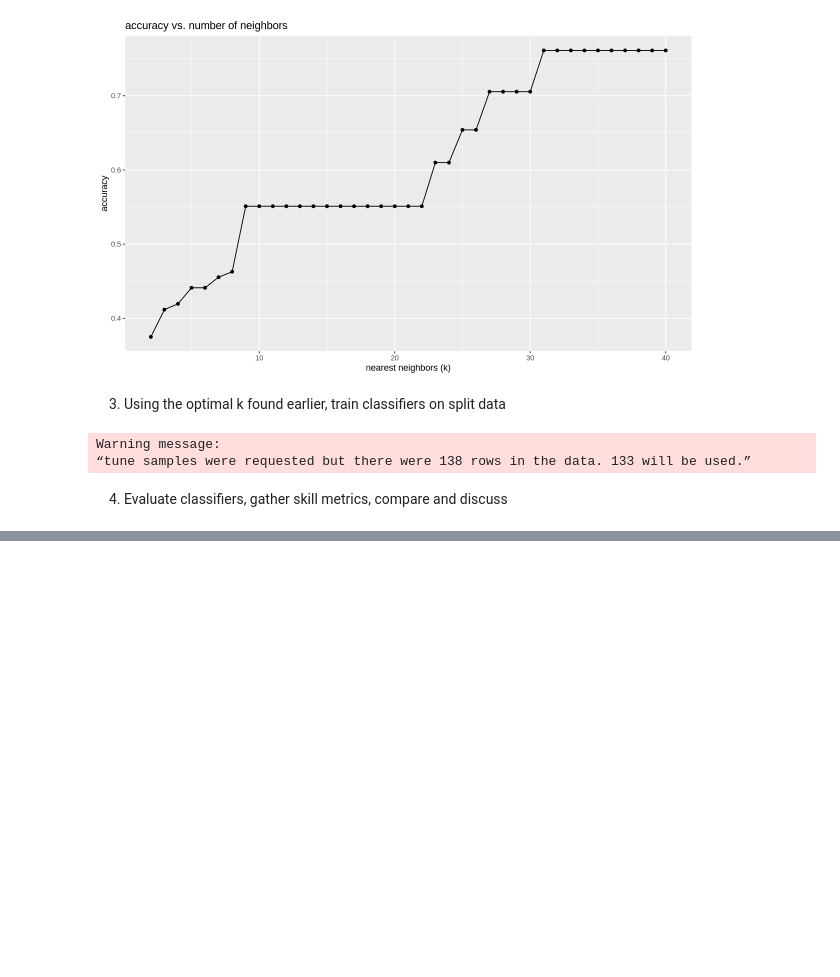
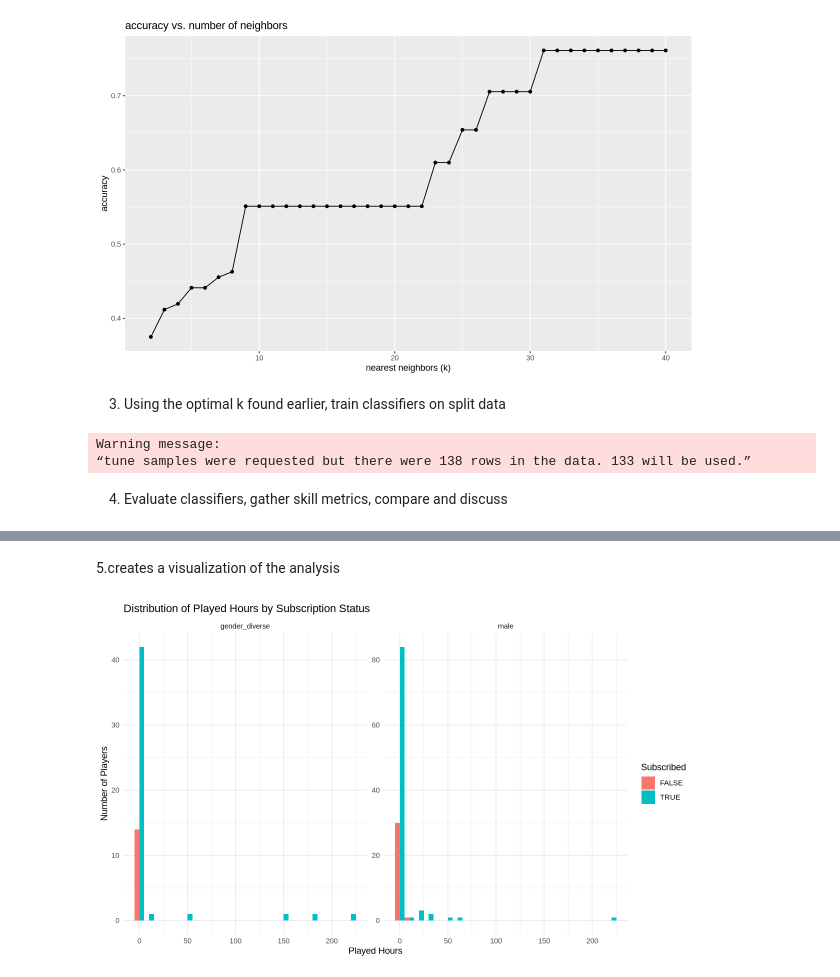
Before and after one commit to kathleenramsey/dsci100_group23, a Jupyter notebook: FINAL_PROJECT_23.ipynb, the cells around one changed output, grey strips where cells are left out. Drawn from its saved outputs; the diff is of its cells as text; code cells hidden in the pictures; blank space fills up the shorter version.

```diff
--- a/FINAL_PROJECT_23.ipynb
+++ b/FINAL_PROJECT_23.ipynb
@@ -214,0 +274,24 @@ print(knn_metrics)
+# %% [markdown]
+5.creates a visualization of the analysis
+# %%
+options(repr.plot.height = 6, repr.plot.width = 10)
+# Combine all player data for the plot
+players_full <- players |>
+  select(subscribe, played_hours, gender) |>
+  filter(gender != 'Prefer not to say') |>
+  mutate(gender = if_else(gender == "Male", "male", "gender_diverse")) |>
+  mutate(subscribe = as.factor(subscribe))
+
+# Create a histogram for all players
+ggplot(players_full, aes(x = played_hours, fill = subscribe)) +
+  geom_histogram(binwidth = 10, position = "dodge") +
+  labs(
+    title = "Distribution of Played Hours by Subscription Status",
+    x = "Played Hours",
+    y = "Number of Players",
+    fill = "Subscribed"
+  ) +
+  theme_minimal() +
+  facet_wrap(~gender, scales = "free")
+# %% [output]
+[figure, added]
```
Also changed, not shown: parts of 6 cells of this notebook.
